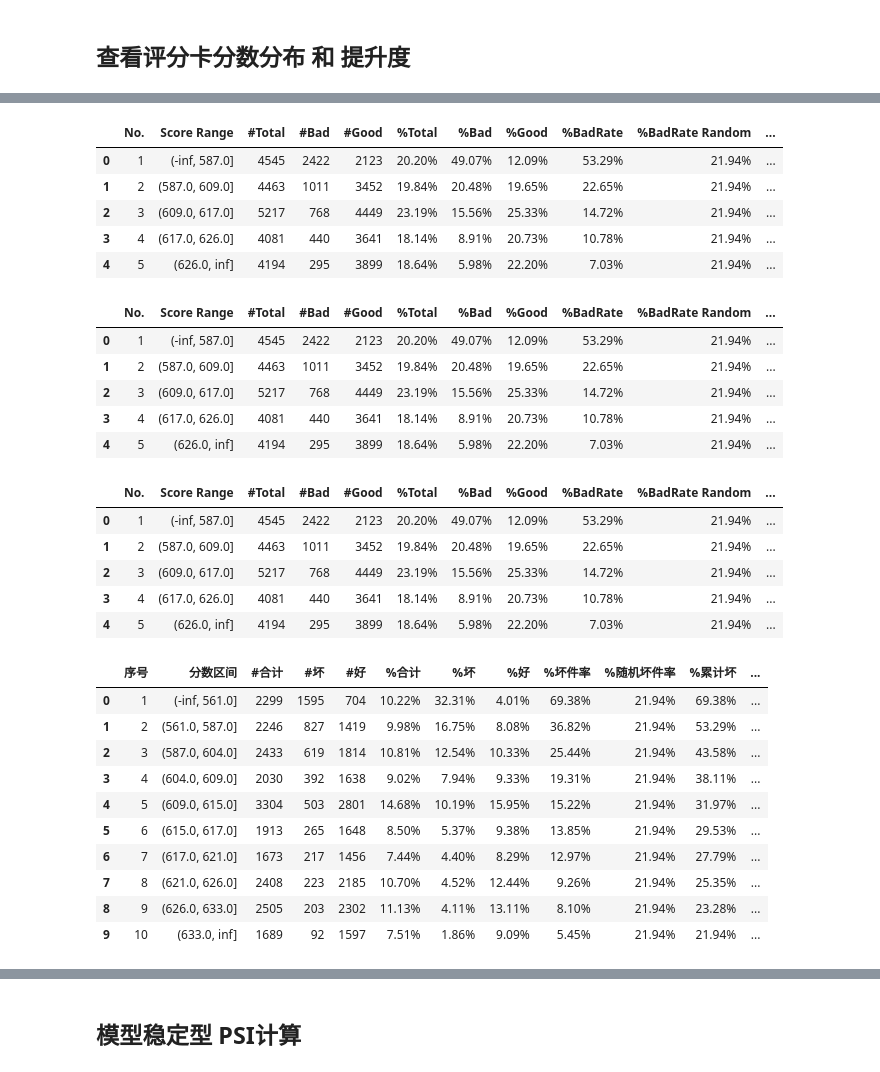
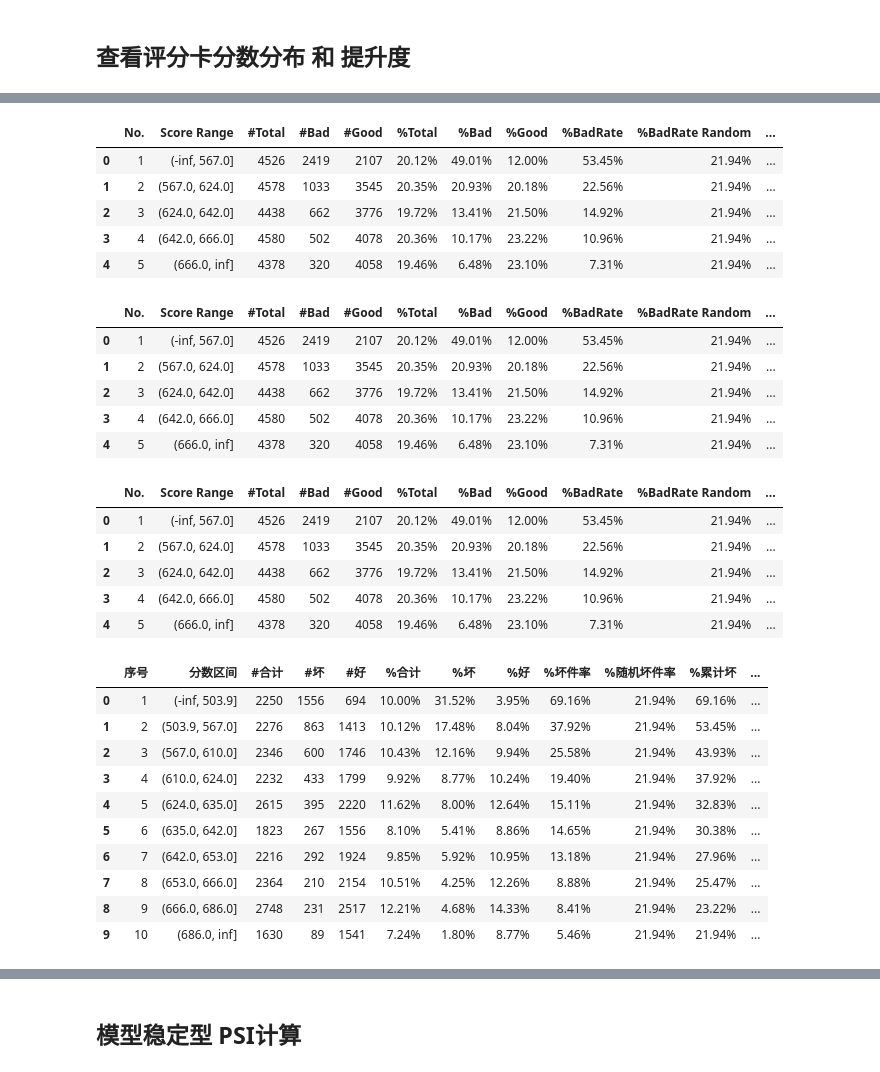
Before and after one commit to stat-fit/westat, a Jupyter notebook: src/westat/examples/从这里开始.ipynb, the cells around one changed output, grey strips where cells are left out. Cells and saved outputs as stored; diff of their text form; code cells hidden in the pictures.

```diff
--- a/src/westat/examples/从这里开始.ipynb
+++ b/src/westat/examples/从这里开始.ipynb
@@ -444,8 +444,8 @@ get_tree_bins(data, 'AGE', max_leaf_nodes=4,min_samples_leaf=0.05)
 # %% [markdown]
 ## 批量决策树分箱
 # %%
-col_bins = get_col_bin(data,max_leaf_nodes=4)
-col_bins
+data_bins = get_data_bins(data,max_leaf_nodes=4)
+data_bins
 # %% [output]
 |  | Name | Bins |
 | 0 | ID | [-inf, 15947.0, 18455.0, 26441.0,... |
@@ -467,7 +467,8 @@ col_bins
 # %% [markdown]
 ## 手动调整分箱
 # %%
-data_bins_adjust = set_update_bins(col_bins,[
+data_bins_adjust = set_update_bins(data_bins,
+[
 ['AGE',[-inf,20,30,40,50,inf]],
 ['BILL_AMT1',[-inf,1000,8000,50000,inf]],
 ])
@@ -876,8 +877,8 @@ a: 563.3758572004575  b: 28.85390081777927
 # %% [markdown]
 ## 预测模型分数
 # %%
-# 预测模型分数
-data_predict_score = get_predict_score(data_train,scorecard,precision=2)
-data_predict_score
+# 预测训练集模型分数
+data_train_score = get_predict_score(data_train,scorecard)
+data_train_score
 # %% [output]
 |  | PAY_0 | PAY_0_Score | PAY_AMT1 | PAY_AMT1_Score | LIMIT_BAL | LIMIT_BAL_Score | PAY_AMT2 | PAY_AMT2_Score | ... |
@@ -1026,47 +1005,47 @@ get_score_dist(data_predict_score,qcut=5)
 # %%
-# 查看评分卡分数分布 和 提升度，分为5组，查看提升度
-view_score_dist(data_predict_score,qcut=5)
+# 查看训练集评分卡分数分布 和 提升度，分为5组，查看提升度
+view_score_dist(data_train_score,qcut=5)
 # %% [output]
 |  | No. | Score Range | #Total | #Bad | #Good | %Total | %Bad | %Good | %BadRate | %BadRate Random | ... |
-| 0 | 1 | (-inf, 587.0] | 4545 | 2422 | 2123 | 20.20% | 49.07% | 12.09% | 53.29% | 21.94% | ... |
-| 1 | 2 | (587.0, 609.0] | 4463 | 1011 | 3452 | 19.84% | 20.48% | 19.65% | 22.65% | 21.94% | ... |
-| 2 | 3 | (609.0, 617.0] | 5217 | 768 | 4449 | 23.19% | 15.56% | 25.33% | 14.72% | 21.94% | ... |
-| 3 | 4 | (617.0, 626.0] | 4081 | 440 | 3641 | 18.14% | 8.91% | 20.73% | 10.78% | 21.94% | ... |
-| 4 | 5 | (626.0, inf] | 4194 | 295 | 3899 | 18.64% | 5.98% | 22.20% | 7.03% | 21.94% | ... |
+| 0 | 1 | (-inf, 567.0] | 4526 | 2419 | 2107 | 20.12% | 49.01% | 12.00% | 53.45% | 21.94% | ... |
+| 1 | 2 | (567.0, 624.0] | 4578 | 1033 | 3545 | 20.35% | 20.93% | 20.18% | 22.56% | 21.94% | ... |
+| 2 | 3 | (624.0, 642.0] | 4438 | 662 | 3776 | 19.72% | 13.41% | 21.50% | 14.92% | 21.94% | ... |
+| 3 | 4 | (642.0, 666.0] | 4580 | 502 | 4078 | 20.36% | 10.17% | 23.22% | 10.96% | 21.94% | ... |
+| 4 | 5 | (666.0, inf] | 4378 | 320 | 4058 | 19.46% | 6.48% | 23.10% | 7.31% | 21.94% | ... |
 # %%
-# 查看评分卡分数分布 和 提升度，分为5组，查看提升度
-view_score_dist(data_predict_score,qcut=5,color='green')
+# 查看训练集评分卡分数分布 和 提升度，分为5组，查看提升度
+view_score_dist(data_train_score,qcut=5,color='green')
 # %% [output]
 |  | No. | Score Range | #Total | #Bad | #Good | %Total | %Bad | %Good | %BadRate | %BadRate Random | ... |
-| 0 | 1 | (-inf, 587.0] | 4545 | 2422 | 2123 | 20.20% | 49.07% | 12.09% | 53.29% | 21.94% | ... |
-| 1 | 2 | (587.0, 609.0] | 4463 | 1011 | 3452 | 19.84% | 20.48% | 19.65% | 22.65% | 21.94% | ... |
-| 2 | 3 | (609.0, 617.0] | 5217 | 768 | 4449 | 23.19% | 15.56% | 25.33% | 14.72% | 21.94% | ... |
-| 3 | 4 | (617.0, 626.0] | 4081 | 440 | 3641 | 18.14% | 8.91% | 20.73% | 10.78% | 21.94% | ... |
-| 4 | 5 | (626.0, inf] | 4194 | 295 | 3899 | 18.64% | 5.98% | 22.20% | 7.03% | 21.94% | ... |
+| 0 | 1 | (-inf, 567.0] | 4526 | 2419 | 2107 | 20.12% | 49.01% | 12.00% | 53.45% | 21.94% | ... |
+| 1 | 2 | (567.0, 624.0] | 4578 | 1033 | 3545 | 20.35% | 20.93% | 20.18% | 22.56% | 21.94% | ... |
+| 2 | 3 | (624.0, 642.0] | 4438 | 662 | 3776 | 19.72% | 13.41% | 21.50% | 14.92% | 21.94% | ... |
+| 3 | 4 | (642.0, 666.0] | 4580 | 502 | 4078 | 20.36% | 10.17% | 23.22% | 10.96% | 21.94% | ... |
+| 4 | 5 | (666.0, inf] | 4378 | 320 | 4058 | 19.46% | 6.48% | 23.10% | 7.31% | 21.94% | ... |
 # %%
-# 查看评分卡分数分布 和 提升度，分为5组，查看提升度
-view_score_dist(data_predict_score,qcut=5,color='#02B057')
+# 查看训练集评分卡分数分布 和 提升度，分为5组，查看提升度
+view_score_dist(data_train_score,qcut=5,color='#02B057')
 # %% [output]
 |  | No. | Score Range | #Total | #Bad | #Good | %Total | %Bad | %Good | %BadRate | %BadRate Random | ... |
-| 0 | 1 | (-inf, 587.0] | 4545 | 2422 | 2123 | 20.20% | 49.07% | 12.09% | 53.29% | 21.94% | ... |
-| 1 | 2 | (587.0, 609.0] | 4463 | 1011 | 3452 | 19.84% | 20.48% | 19.65% | 22.65% | 21.94% | ... |
-| 2 | 3 | (609.0, 617.0] | 5217 | 768 | 4449 | 23.19% | 15.56% | 25.33% | 14.72% | 21.94% | ... |
-| 3 | 4 | (617.0, 626.0] | 4081 | 440 | 3641 | 18.14% | 8.91% | 20.73% | 10.78% | 21.94% | ... |
-| 4 | 5 | (626.0, inf] | 4194 | 295 | 3899 | 18.64% | 5.98% | 22.20% | 7.03% | 21.94% | ... |
+| 0 | 1 | (-inf, 567.0] | 4526 | 2419 | 2107 | 20.12% | 49.01% | 12.00% | 53.45% | 21.94% | ... |
+| 1 | 2 | (567.0, 624.0] | 4578 | 1033 | 3545 | 20.35% | 20.93% | 20.18% | 22.56% | 21.94% | ... |
+| 2 | 3 | (624.0, 642.0] | 4438 | 662 | 3776 | 19.72% | 13.41% | 21.50% | 14.92% | 21.94% | ... |
+| 3 | 4 | (642.0, 666.0] | 4580 | 502 | 4078 | 20.36% | 10.17% | 23.22% | 10.96% | 21.94% | ... |
+| 4 | 5 | (666.0, inf] | 4378 | 320 | 4058 | 19.46% | 6.48% | 23.10% | 7.31% | 21.94% | ... |
 # %%
-# 查看评分卡分数分布 和 提升度,  标题显示为中文
-get_score_dist(data_predict_score,language='cn')
+# 查看训练集评分卡分数分布 和 提升度,  标题显示为中文
+get_score_dist(data_train_score,language='cn')
 # %% [output]
 |  | 序号 | 分数区间 | #合计 | #坏 | #好 | %合计 | %坏 | %好 | %坏件率 | %随机坏件率 | %累计坏 | ... |
-| 0 | 1 | (-inf, 561.0] | 2299 | 1595 | 704 | 10.22% | 32.31% | 4.01% | 69.38% | 21.94% | 69.38% | ... |
-| 1 | 2 | (561.0, 587.0] | 2246 | 827 | 1419 | 9.98% | 16.75% | 8.08% | 36.82% | 21.94% | 53.29% | ... |
-| 2 | 3 | (587.0, 604.0] | 2433 | 619 | 1814 | 10.81% | 12.54% | 10.33% | 25.44% | 21.94% | 43.58% | ... |
-| 3 | 4 | (604.0, 609.0] | 2030 | 392 | 1638 | 9.02% | 7.94% | 9.33% | 19.31% | 21.94% | 38.11% | ... |
-| 4 | 5 | (609.0, 615.0] | 3304 | 503 | 2801 | 14.68% | 10.19% | 15.95% | 15.22% | 21.94% | 31.97% | ... |
-| 5 | 6 | (615.0, 617.0] | 1913 | 265 | 1648 | 8.50% | 5.37% | 9.38% | 13.85% | 21.94% | 29.53% | ... |
-| 6 | 7 | (617.0, 621.0] | 1673 | 217 | 1456 | 7.44% | 4.40% | 8.29% | 12.97% | 21.94% | 27.79% | ... |
-| 7 | 8 | (621.0, 626.0] | 2408 | 223 | 2185 | 10.70% | 4.52% | 12.44% | 9.26% | 21.94% | 25.35% | ... |
-| 8 | 9 | (626.0, 633.0] | 2505 | 203 | 2302 | 11.13% | 4.11% | 13.11% | 8.10% | 21.94% | 23.28% | ... |
-| 9 | 10 | (633.0, inf] | 1689 | 92 | 1597 | 7.51% | 1.86% | 9.09% | 5.45% | 21.94% | 21.94% | ... |
+| 0 | 1 | (-inf, 503.9] | 2250 | 1556 | 694 | 10.00% | 31.52% | 3.95% | 69.16% | 21.94% | 69.16% | ... |
+| 1 | 2 | (503.9, 567.0] | 2276 | 863 | 1413 | 10.12% | 17.48% | 8.04% | 37.92% | 21.94% | 53.45% | ... |
+| 2 | 3 | (567.0, 610.0] | 2346 | 600 | 1746 | 10.43% | 12.16% | 9.94% | 25.58% | 21.94% | 43.93% | ... |
+| 3 | 4 | (610.0, 624.0] | 2232 | 433 | 1799 | 9.92% | 8.77% | 10.24% | 19.40% | 21.94% | 37.92% | ... |
+| 4 | 5 | (624.0, 635.0] | 2615 | 395 | 2220 | 11.62% | 8.00% | 12.64% | 15.11% | 21.94% | 32.83% | ... |
+| 5 | 6 | (635.0, 642.0] | 1823 | 267 | 1556 | 8.10% | 5.41% | 8.86% | 14.65% | 21.94% | 30.38% | ... |
+| 6 | 7 | (642.0, 653.0] | 2216 | 292 | 1924 | 9.85% | 5.92% | 10.95% | 13.18% | 21.94% | 27.96% | ... |
+| 7 | 8 | (653.0, 666.0] | 2364 | 210 | 2154 | 10.51% | 4.25% | 12.26% | 8.88% | 21.94% | 25.47% | ... |
+| 8 | 9 | (666.0, 686.0] | 2748 | 231 | 2517 | 12.21% | 4.68% | 14.33% | 8.41% | 21.94% | 23.22% | ... |
+| 9 | 10 | (686.0, inf] | 1630 | 89 | 1541 | 7.24% | 1.80% | 8.77% | 5.46% | 21.94% | 21.94% | ... |
 # %%
 # 绘制提升度图
```
Also changed, not shown: parts of 23 cells of this notebook, 3 other files.
